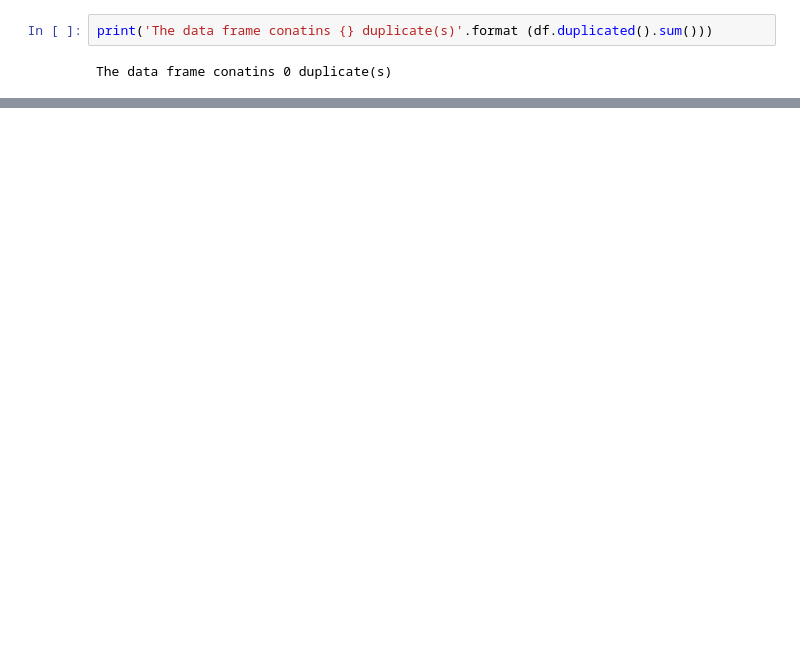
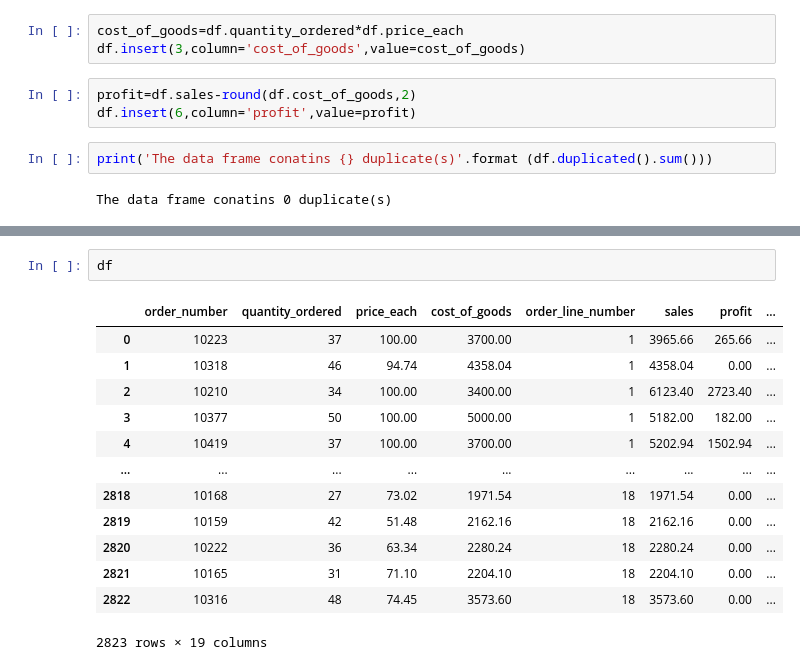
Before and after one commit to Biob-scientist/Sales_analytics, a Jupyter notebook: sales_exploratory_analysis.ipynb, the cells around one changed output, grey strips where cells are left out. Saved outputs shown, nothing was run; the diff lists cells and outputs as text; blank space fills up the shorter version.

Commit message:
Feat: Feature engineered cost of goods and profit

```diff
--- a/sales_exploratory_analysis.ipynb
+++ b/sales_exploratory_analysis.ipynb
@@ -96,6 +97,12 @@ df.head(2)
 |  | order_number | quantity_ordered | price_each | order_line_number | sales | order_date | status | ... |
 | 0 | 10223 | 37 | 100.00 | 1 | 3965.66 | 2/20/2004 0:00 | Shipped | ... |
 | 1 | 10318 | 46 | 94.74 | 1 | 4358.04 | 2004-02-11 00:00:00 | Shipped | ... |
+# %%
+cost_of_goods=df.quantity_ordered*df.price_each
+df.insert(3,column='cost_of_goods',value=cost_of_goods)
+# %%
+profit=df.sales-round(df.cost_of_goods,2)
+df.insert(6,column='profit',value=profit)
 # %%
 print('The data frame conatins {} duplicate(s)'.format (df.duplicated().sum()))
 # %% [output]
@@ -102,0 +125,16 @@ The data frame conatins 0 duplicate(s)
+# %%
+df
+# %% [output]
+|  | order_number | quantity_ordered | price_each | cost_of_goods | order_line_number | sales | profit | ... |
+| 0 | 10223 | 37 | 100.00 | 3700.00 | 1 | 3965.66 | 265.66 | ... |
+| 1 | 10318 | 46 | 94.74 | 4358.04 | 1 | 4358.04 | 0.00 | ... |
+| 2 | 10210 | 34 | 100.00 | 3400.00 | 1 | 6123.40 | 2723.40 | ... |
+| 3 | 10377 | 50 | 100.00 | 5000.00 | 1 | 5182.00 | 182.00 | ... |
+| 4 | 10419 | 37 | 100.00 | 3700.00 | 1 | 5202.94 | 1502.94 | ... |
+| ... | ... | ... | ... | ... | ... | ... | ... | ... |
+| 2818 | 10168 | 27 | 73.02 | 1971.54 | 18 | 1971.54 | 0.00 | ... |
+| 2819 | 10159 | 42 | 51.48 | 2162.16 | 18 | 2162.16 | 0.00 | ... |
+| 2820 | 10222 | 36 | 63.34 | 2280.24 | 18 | 2280.24 | 0.00 | ... |
+| 2821 | 10165 | 31 | 71.10 | 2204.10 | 18 | 2204.10 | 0.00 | ... |
+| 2822 | 10316 | 48 | 74.45 | 3573.60 | 18 | 3573.60 | 0.00 | ... |
+2823 rows × 19 columns
```
Also changed, not shown: parts of 5 cells of this notebook.
